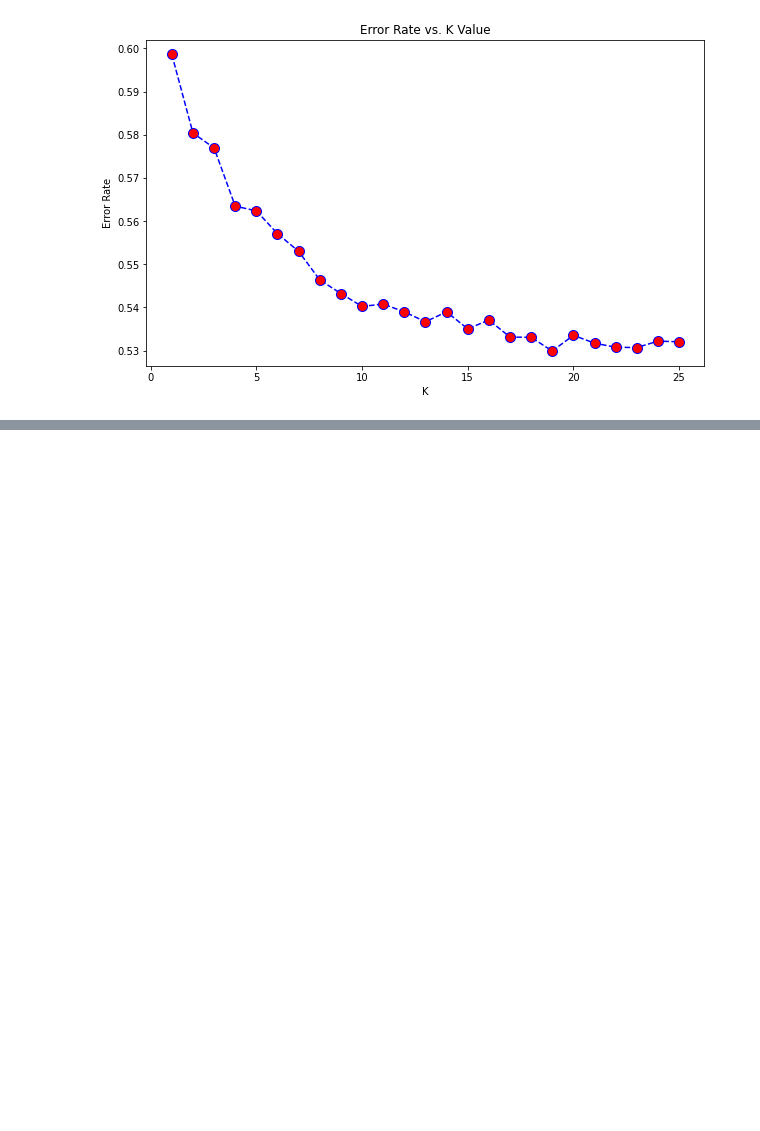
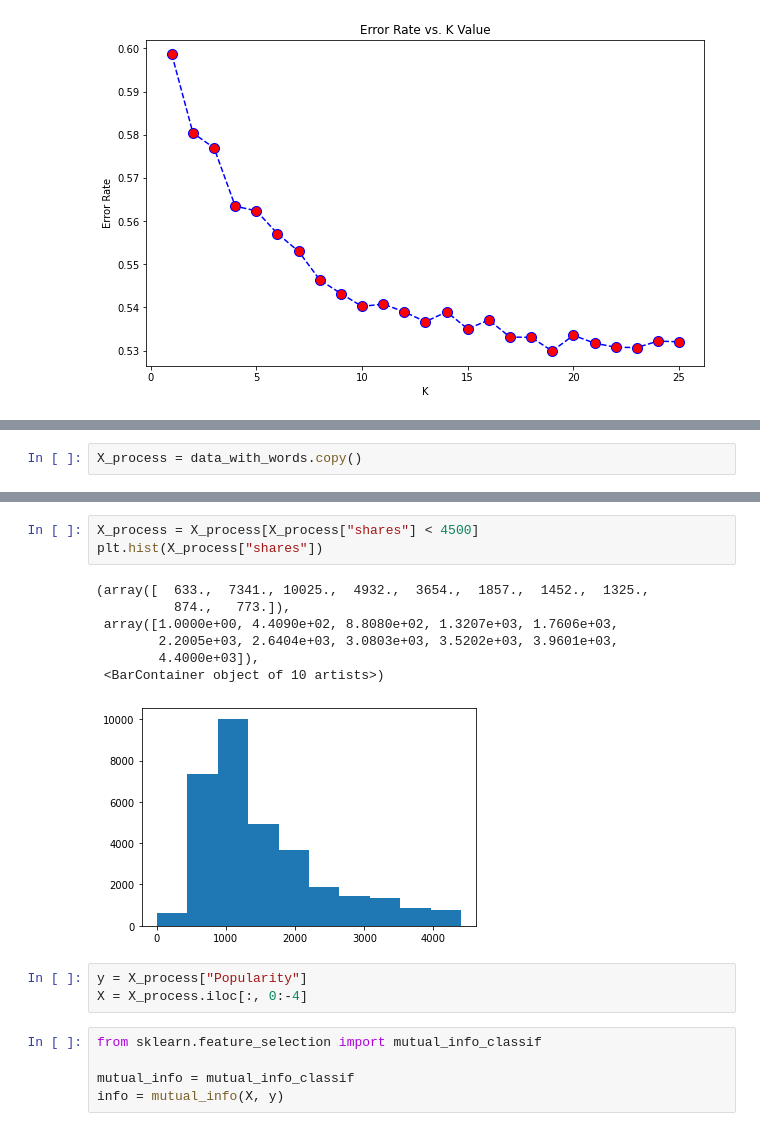
Before and after one commit to matthiasronnau/BANA-273-Term-Project, a Jupyter notebook: BANA-273 Term Project.ipynb, the cells around one changed output, grey strips where cells are left out. Saved outputs shown, nothing was run; the diff lists cells and outputs as text; blank space fills up the shorter version.

Commit message:
Naive Bayes and Random Forest Pre-Processing

```diff
--- a/BANA-273 Term Project.ipynb
+++ b/BANA-273 Term Project.ipynb
@@ -275,0 +355,2 @@ Text(0, 0.5, 'Error Rate')
+# %%
+X_process = data_with_words.copy()
@@ -275,0 +367,19 @@ Text(0, 0.5, 'Error Rate')
+# %%
+X_process = X_process[X_process["shares"] < 4500]
+plt.hist(X_process["shares"])
+# %% [output]
+(array([  633.,  7341., 10025.,  4932.,  3654.,  1857.,  1452.,  1325.,
+          874.,   773.]),
+ array([1.0000e+00, 4.4090e+02, 8.8080e+02, 1.3207e+03, 1.7606e+03,
+        2.2005e+03, 2.6404e+03, 3.0803e+03, 3.5202e+03, 3.9601e+03,
+        4.4000e+03]),
+ <BarContainer object of 10 artists>)
+[figure, added]
+# %%
+y = X_process["Popularity"]
+X = X_process.iloc[:, 0:-4]
+# %%
+from sklearn.feature_selection import mutual_info_classif
+
+mutual_info = mutual_info_classif
+info = mutual_info(X, y)
```
Also changed, not shown: parts of 25 cells of this notebook.
